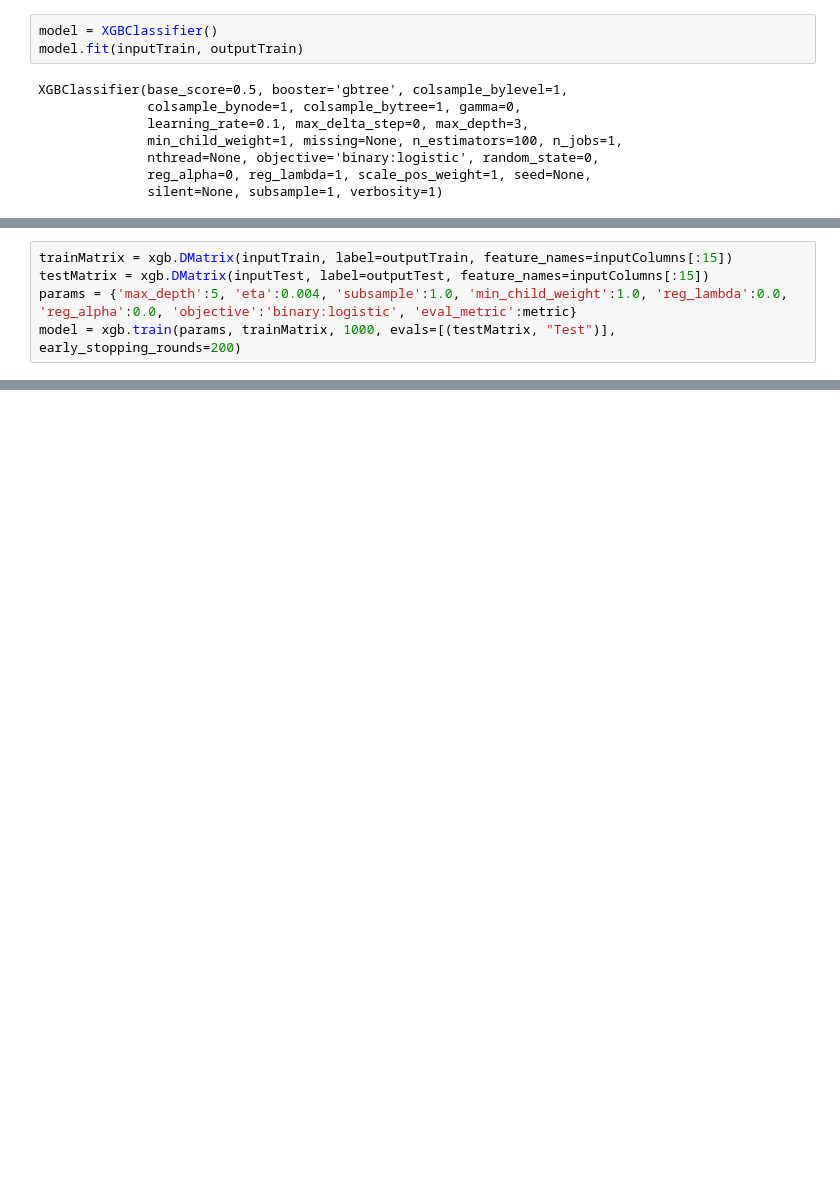
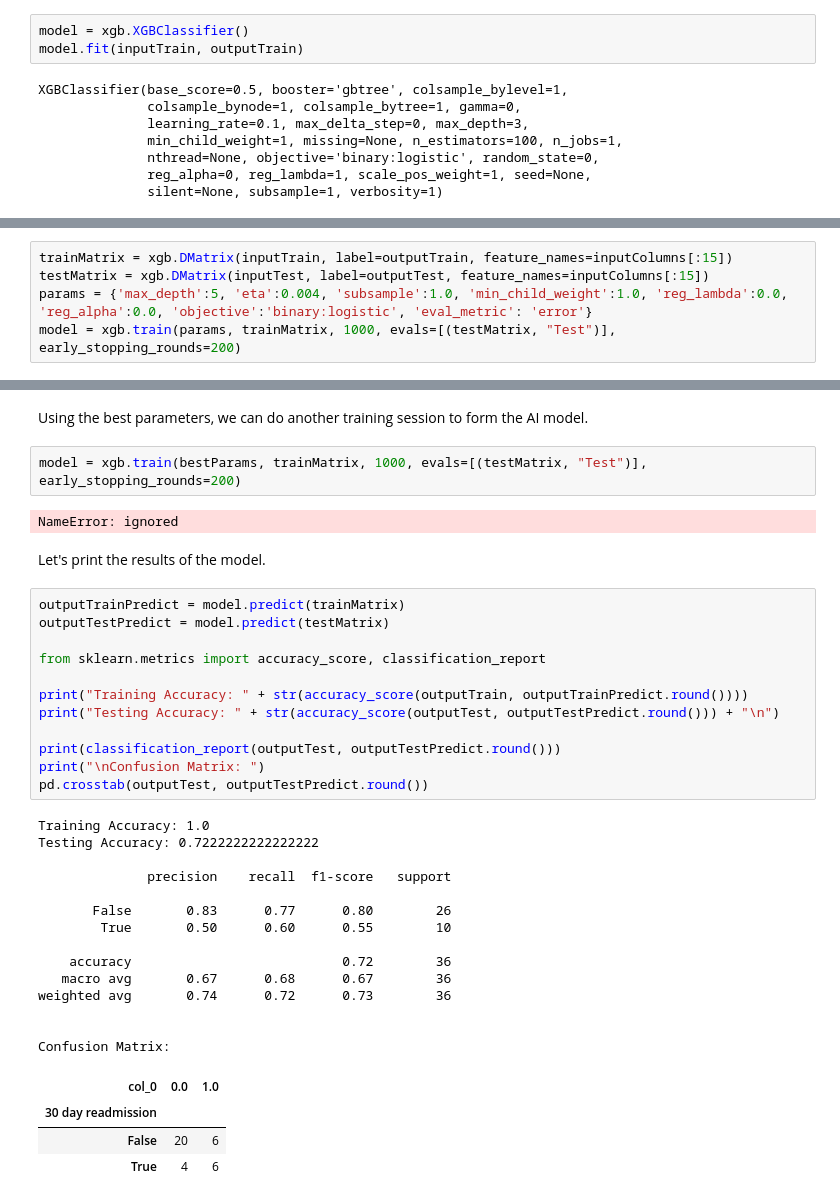
Before and after one commit to Ericzklm/Heart-Failure-ML, a Jupyter notebook: Heart_Failure_Retrospective_Analysis_ML.ipynb, the cells around one changed output, grey strips where cells are left out. Drawn from its saved outputs; the diff is of its cells as text; blank space fills up the shorter version.

```diff
--- a/Heart_Failure_Retrospective_Analysis_ML.ipynb
+++ b/Heart_Failure_Retrospective_Analysis_ML.ipynb
@@ -206,7 +196,7 @@ print(outputTest.shape)
 # %% [markdown]
 Now we can begin to train the model.
 # %%
-model = XGBClassifier()
+model = xgb.XGBClassifier()
 model.fit(inputTrain, outputTrain)
 # %% [output]
 XGBClassifier(base_score=0.5, booster='gbtree', colsample_bylevel=1,
@@ -228,5 +219,5 @@ Accuracy: 69.44%
 # %%
 trainMatrix = xgb.DMatrix(inputTrain, label=outputTrain, feature_names=inputColumns[:15])
 testMatrix = xgb.DMatrix(inputTest, label=outputTest, feature_names=inputColumns[:15])
-params = {'max_depth':5, 'eta':0.004, 'subsample':1.0, 'min_child_weight':1.0, 'reg_lambda':0.0, 'reg_alpha':0.0, 'objective':'binary:logistic', 'eval_metric':metric}
+params = {'max_depth':5, 'eta':0.004, 'subsample':1.0, 'min_child_weight':1.0, 'reg_lambda':0.0, 'reg_alpha':0.0, 'objective':'binary:logistic', 'eval_metric': 'error'}
 model = xgb.train(params, trainMatrix, 1000, evals=[(testMatrix, "Test")], early_stopping_rounds=200)
@@ -271,0 +282,39 @@ print(lowest_error)
+# %% [markdown]
+Using the best parameters, we can do another training session to form the AI model.
+# %%
+model = xgb.train(bestParams, trainMatrix, 1000, evals=[(testMatrix, "Test")], early_stopping_rounds=200)
+# %% [output]
+NameError: ignored
+# %% [markdown]
+Let's print the results of the model.
+# %%
+outputTrainPredict = model.predict(trainMatrix)
+outputTestPredict = model.predict(testMatrix)
+
+from sklearn.metrics import accuracy_score, classification_report
+
+print("Training Accuracy: " + str(accuracy_score(outputTrain, outputTrainPredict.round())))
+print("Testing Accuracy: " + str(accuracy_score(outputTest, outputTestPredict.round())) + "\n")
+
+print(classification_report(outputTest, outputTestPredict.round()))
+print("\nConfusion Matrix: ")
+pd.crosstab(outputTest, outputTestPredict.round())
+# %% [output]
+Training Accuracy: 1.0
+Testing Accuracy: 0.7222222222222222
+
+              precision    recall  f1-score   support
+
+       False       0.83      0.77      0.80        26
+        True       0.50      0.60      0.55        10
+
+    accuracy                           0.72        36
+   macro avg       0.67      0.68      0.67        36
+weighted avg       0.74      0.72      0.73        36
+
+
+Confusion Matrix:
+| col_0 | 0.0 | 1.0 |
+| 30 day readmission |  |  |
+| False | 20 | 6 |
+| True | 4 | 6 |
```
Also changed, not shown: parts of 16 cells of this notebook, 1 other file.
